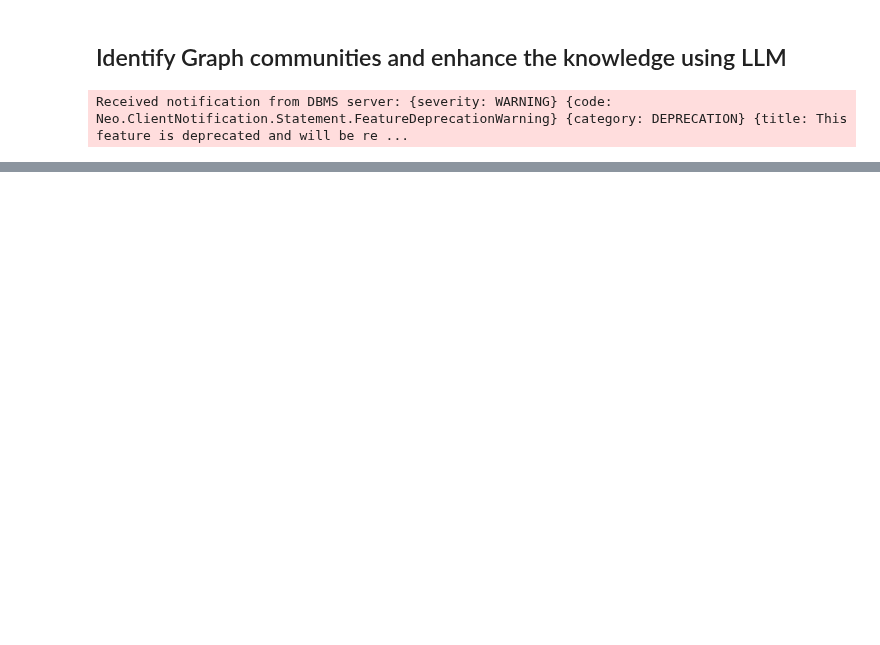
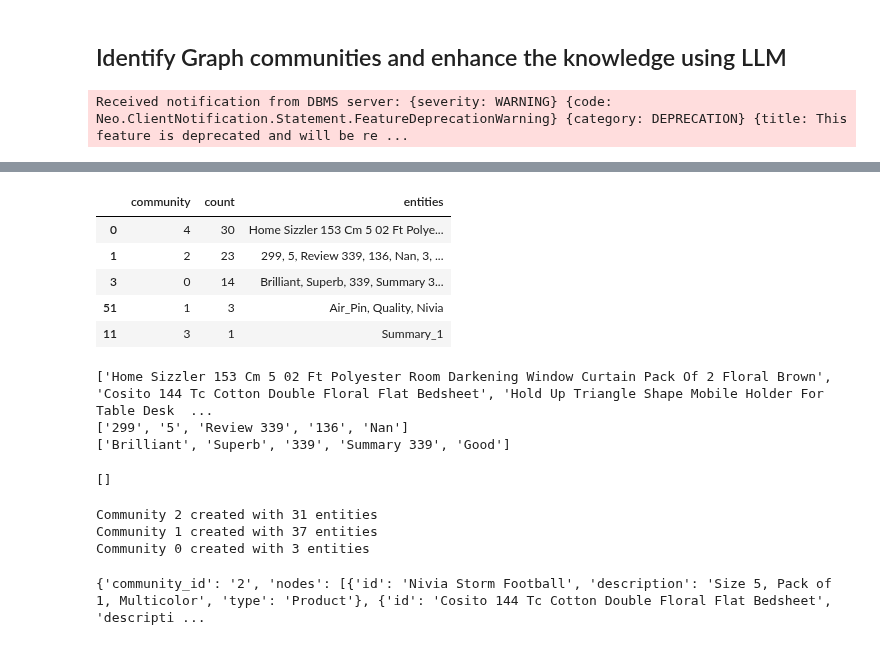
Before and after one commit to sriksmachi/sriksml, a Jupyter notebook: language-models/graphrag_ds.ipynb, the cells around one changed output, grey strips where cells are left out. Saved outputs shown, nothing was run; the diff lists cells and outputs as text; code cells hidden in the pictures; blank space fills up the shorter version.

Commit message:
graph rag summarization

```diff
--- a/language-models/graphrag_ds.ipynb
+++ b/language-models/graphrag_ds.ipynb
@@ -331,12 +348 @@ configuration            {'mutateProperty': 'componentId', 'jobId': '0c...
 Name: 0, dtype: object
-# %%
-query = """
-    CALL gds.graph.nodeProperties.stream('communities', 'componentId')
-    YIELD nodeId, propertyValue
-    WITH gds.util.asNode(nodeId).id AS node, propertyValue AS componentId
-    WITH componentId, collect(node) AS subgroups
-    WITH componentId, subgroups, size(subgroups) AS componentSize
-    RETURN componentId, componentSize, subgroups
-    ORDER BY componentSize DESC"""
-components = gds.run_cypher(query)
-components
@@ -351,0 +368,68 @@ The largest component has the id 0 with 21 subreddits.
+# %%
+# get nodes with writeProperty as community
+query = """
+MATCH (n:__Entity__)
+RETURN n.id as id, n.community as community
+"""
+result = pd.DataFrame.from_records(gds.run_cypher(query))
+result['count'] = result.groupby("community")["id"].transform("count")
+result["entities"] = result.groupby("community")["id"].transform(lambda x: ", ".join(x))
+# drop id column
+result = result.drop(columns=["id"])
+result = result.drop_duplicates()
+result.head().sort_values(by="count", ascending=False)
+# %% [output]
+|  | community | count | entities |
+| 0 | 4 | 30 | Home Sizzler 153 Cm 5 02 Ft Polye... |
+| 1 | 2 | 23 | 299, 5, Review 339, 136, Nan, 3, ... |
+| 3 | 0 | 14 | Brilliant, Superb, 339, Summary 3... |
+| 51 | 1 | 3 | Air_Pin, Quality, Nivia |
+| 11 | 3 | 1 | Summary_1 |
+# %%
+# Lets see the top 5 entities in each community to understand the entities in each community
+print(result.iloc[0].entities.split(", ")[:5]) # top 5 entities in community 0, mostly appears to be names of products
+print(result.iloc[1].entities.split(", ")[:5]) # top 5 entities in community 1, mostly appears to be names of prices
+print(result.iloc[2].entities.split(", ")[:5]) # top 5 entities in community 1, mostly appears to be names of reviews
+# %% [output]
+['Home Sizzler 153 Cm 5 02 Ft Polyester Room Darkening Window Curtain Pack Of 2 Floral Brown', 'Cosito 144 Tc Cotton Double Floral Flat Bedsheet', 'Hold Up Triangle Shape Mobile Holder For Table Desk  ...
+['299', '5', 'Review 339', '136', 'Nan']
+['Brilliant', 'Superb', '339', 'Summary 339', 'Good']
+# %%
+graph.query("CREATE CONSTRAINT IF NOT EXISTS FOR (c:__Community__) REQUIRE c.id IS UNIQUE;")
+# %% [output]
+[]
+# %%
+# create a node for each community and create a relationship between community and entities
+for i, row in result.iterrows():
+    community_id = row["community"]
+    entities = row["entities"].split(", ")
+    query = f"""
+    MERGE (c:__Community__{{id: '{community_id}'}})
+    WITH c
+    UNWIND {entities} as entity
+    MATCH (n:__Entity__{{id: entity }})
+    MERGE (n)-[:BELONGS_TO]->(c)
+    """
+    result = graph.query(query)
+    print(f"Community {community_id} created with {len(entities)} entities")
+# %% [output]
+Community 2 created with 31 entities
+Community 1 created with 37 entities
+Community 0 created with 3 entities
+# %%
+# create summaries for each community
+query = """
+    MATCH (n:__Entity__)-[:BELONGS_TO]->(c:__Community__)
+    with c, collect(n) as nodes
+    where size(nodes) > 1
+    call apoc.path.subgraphAll(nodes, {limit: 2})
+    YIELD relationships as rels
+    RETURN c.id as community_id
+    ,
+    [n in nodes | {id: n.id, description: n.description, type: [el in labels(n) where el <> '__Entity__'][0]}] as nodes,
+    [r in rels | {start: startNode(r).id, end: endNode(r).id, type: type(r), description: r.description}] as relationships
+    """
+result = graph.query(query)
+print(result[0])
+# %% [output]
+{'community_id': '2', 'nodes': [{'id': 'Nivia Storm Football', 'description': 'Size 5, Pack of 1, Multicolor', 'type': 'Product'}, {'id': 'Cosito 144 Tc Cotton Double Floral Flat Bedsheet', 'descripti ...
```
Also changed, not shown: parts of 22 cells of this notebook.
